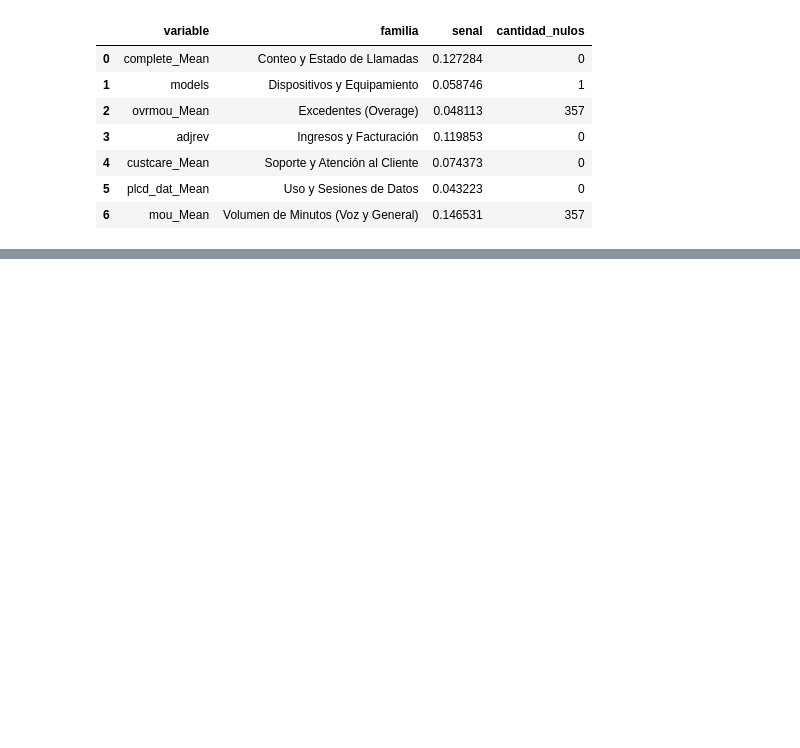
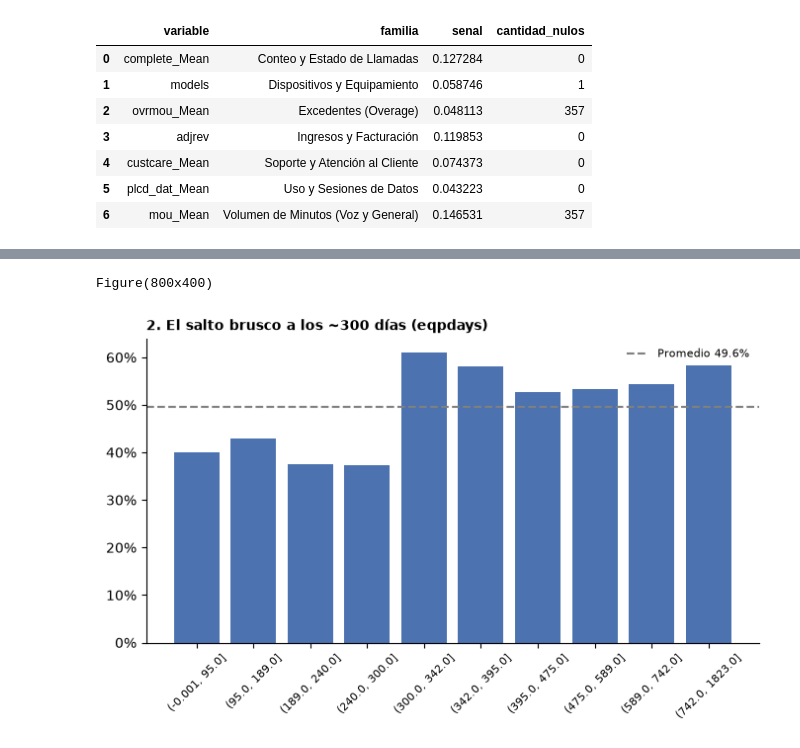
Before and after one commit to DpalaciosR20/churn-sdg, a Jupyter notebook: notebooks/02_eda.ipynb, the cells around one changed output, grey strips where cells are left out. Cells and saved outputs as stored; diff of their text form; code cells hidden in the pictures; blank space fills up the shorter version.

```diff
--- a/notebooks/02_eda.ipynb
+++ b/notebooks/02_eda.ipynb
@@ -319,0 +383,7 @@ display(variables_a_conservar)
+# %%
+df_eqp = df[df['eqpdays'] >= 0]
+tabla_eqp = tasa_por_decil(df_eqp, 'eqpdays', dropna=True)
+print(graficar_tasa(tabla_eqp, "2. El salto brusco a los ~300 días (eqpdays)", promedio_global))
+# %% [output]
+Figure(800x400)
+[figure, added]
```
Also changed, not shown: parts of 19 cells of this notebook, 1 other file.
